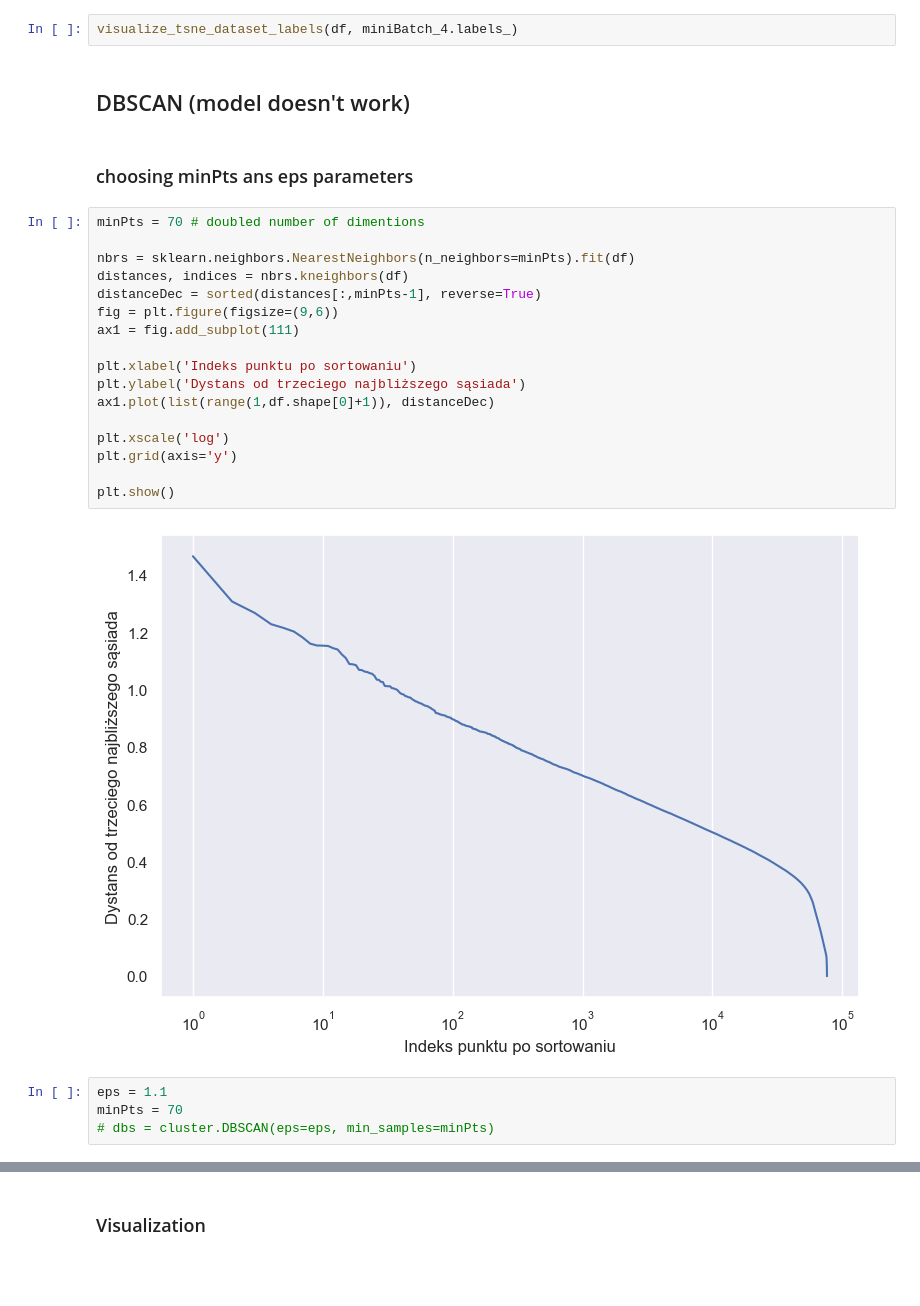
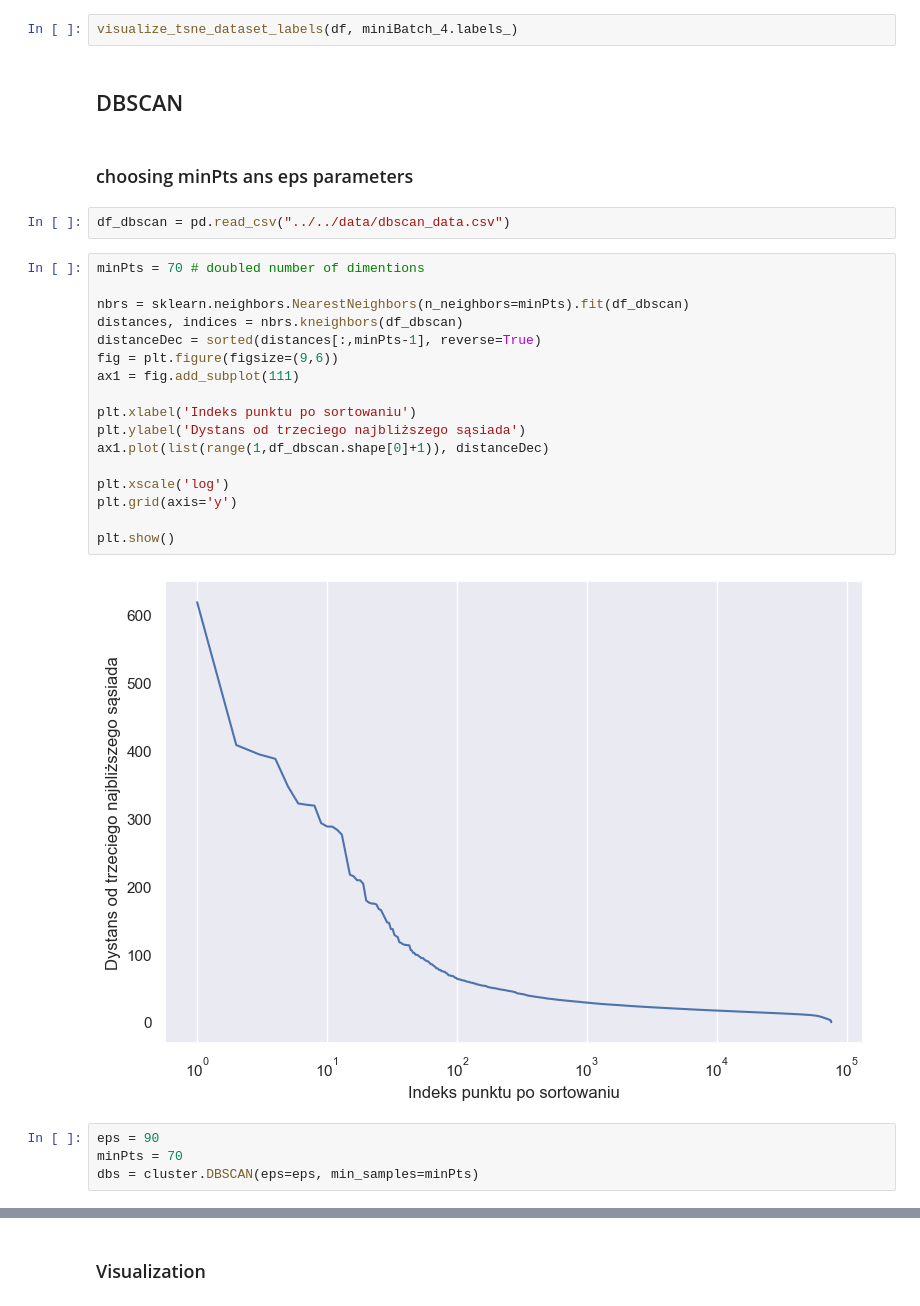
Before and after one commit to tomaszzywicki/Soccer-matches-data-analysis, a Jupyter notebook: code/KM3/models.ipynb, the cells around one changed output, grey strips where cells are left out. Cells and saved outputs as stored; diff of their text form; blank space fills up the shorter version.

Commit message:
fix dbscan

```diff
--- a/code/KM3/models.ipynb
+++ b/code/KM3/models.ipynb
@@ -180,30 +185,32 @@ plt.tight_layout()
 # %%
 visualize_tsne_dataset_labels(df, miniBatch_4.labels_)
 # %% [markdown]
-## DBSCAN (model doesn't work)
+## DBSCAN
 # %% [markdown]
 ### choosing minPts ans eps parameters
+# %%
+df_dbscan = pd.read_csv("../../data/dbscan_data.csv")
 # %%
 minPts = 70 # doubled number of dimentions
 
-nbrs = sklearn.neighbors.NearestNeighbors(n_neighbors=minPts).fit(df)
-distances, indices = nbrs.kneighbors(df)
+nbrs = sklearn.neighbors.NearestNeighbors(n_neighbors=minPts).fit(df_dbscan)
+distances, indices = nbrs.kneighbors(df_dbscan)
 distanceDec = sorted(distances[:,minPts-1], reverse=True)
 fig = plt.figure(figsize=(9,6))
 ax1 = fig.add_subplot(111)
 
 plt.xlabel('Indeks punktu po sortowaniu')
 plt.ylabel('Dystans od trzeciego najbliższego sąsiada')
-ax1.plot(list(range(1,df.shape[0]+1)), distanceDec)
+ax1.plot(list(range(1,df_dbscan.shape[0]+1)), distanceDec)
 
 plt.xscale('log')
 plt.grid(axis='y')
 
 plt.show()
 # %% [output]
-[figure, old version]
+[figure, new version]
 # %%
-eps = 1.1
+eps = 90
 minPts = 70
-# dbs = cluster.DBSCAN(eps=eps, min_samples=minPts)
+dbs = cluster.DBSCAN(eps=eps, min_samples=minPts)
 # %%
```
Also changed, not shown: parts of 5 cells of this notebook, 2 other files.
